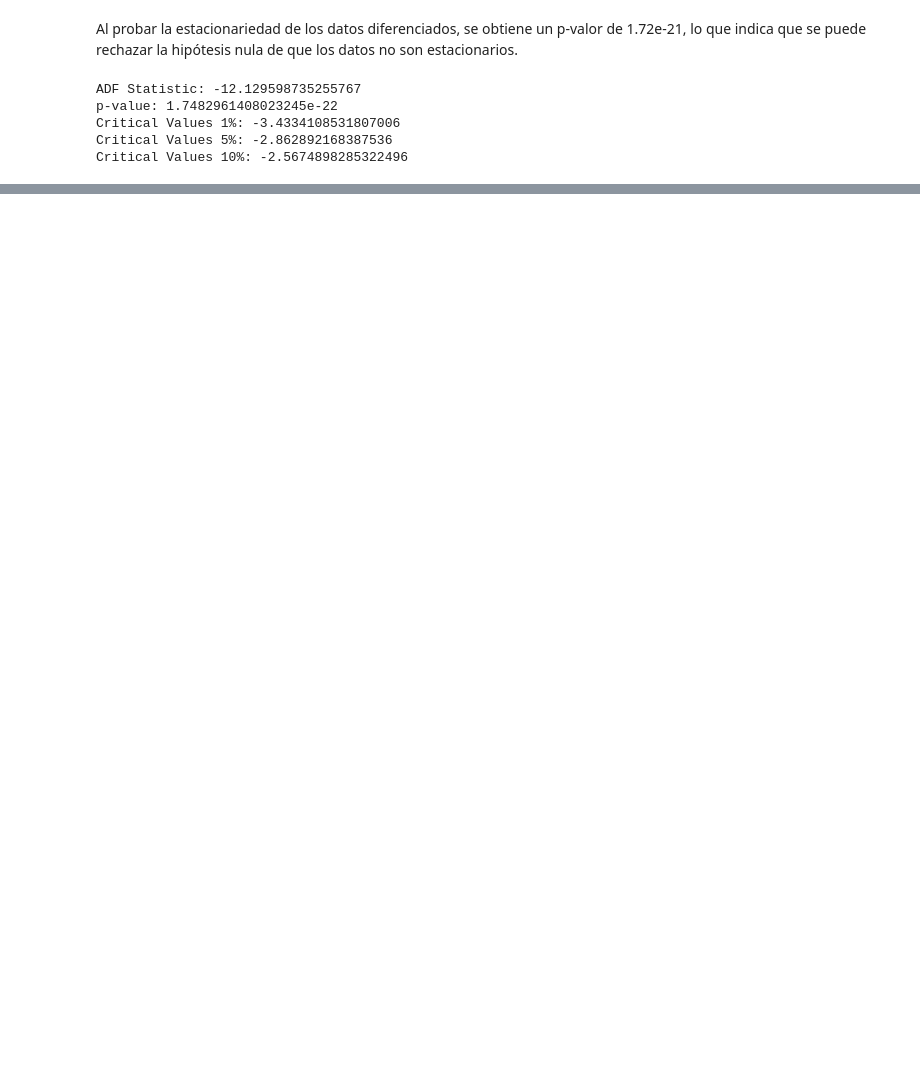
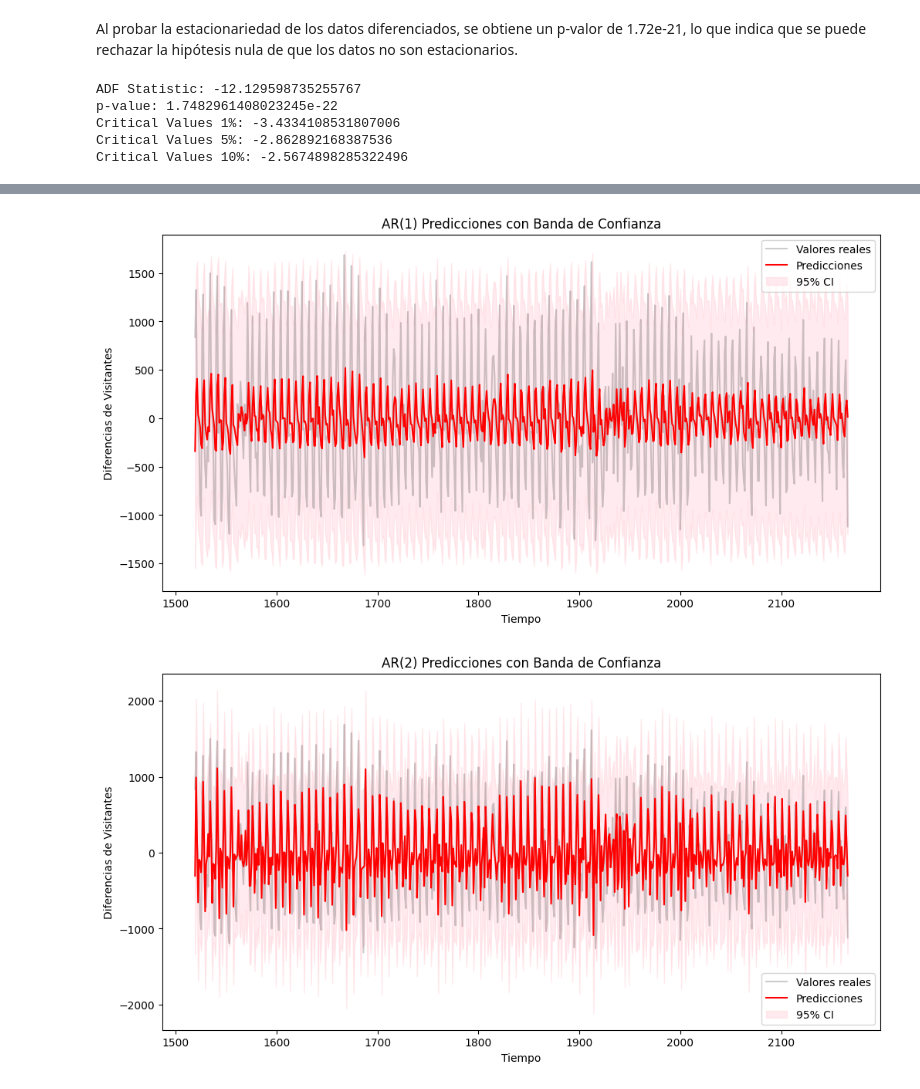
Before and after one commit to gabalvarezmc/AnalisisDatos_T3, a Jupyter notebook: AR models.ipynb, the cells around one changed output, grey strips where cells are left out. Saved outputs shown, nothing was run; the diff lists cells and outputs as text; code cells hidden in the pictures; blank space fills up the shorter version.

Commit message:
Agregadas visualizaciones Constanza

```diff
--- a/AR models.ipynb
+++ b/AR models.ipynb
@@ -206,0 +207,32 @@ AR(4): coeficientes = [ 0.40097844 -0.83091808  0.21505055 -0.62763184], interce
+# %%
+import statsmodels.api as sm
+import numpy as np
+
+for lag in range(1, 5):
+    X_lag = X.iloc[:, :lag]
+    X_lag_train = X_train.iloc[:, :lag]
+    X_lag_test = X_test.iloc[:, :lag]
+
+    model = LinearRegression()
+    model.fit(X_lag_train, y_train)
+    models[f'AR({lag})'] = model
+
+    predictions = model.predict(X_lag_test)
+    predictions = pd.Series(predictions)
+    predictions.index = y_test.index
+
+    confidence_interval = 1.96 * np.std(predictions - y_test)  #95%
+
+    plt.figure(figsize=(12, 6))
+    plt.plot(y_test.index, y_test, color='black', alpha=0.2, label="Valores reales")
+    plt.plot(predictions.index, predictions, color='red', label="Predicciones")
+    plt.fill_between(predictions.index, predictions - confidence_interval, predictions + confidence_interval, color='pink', alpha=0.3, label="95% CI")
+
+    plt.title(f"AR({lag}) Predicciones con Banda de Confianza")
+    plt.xlabel('Tiempo')
+    plt.ylabel('Diferencias de Visitantes')
+    plt.legend()
+    plt.show()
+# %% [output]
+[figure, added]
+[figure, added]
```
Also changed, not shown: parts of 8 cells of this notebook.
